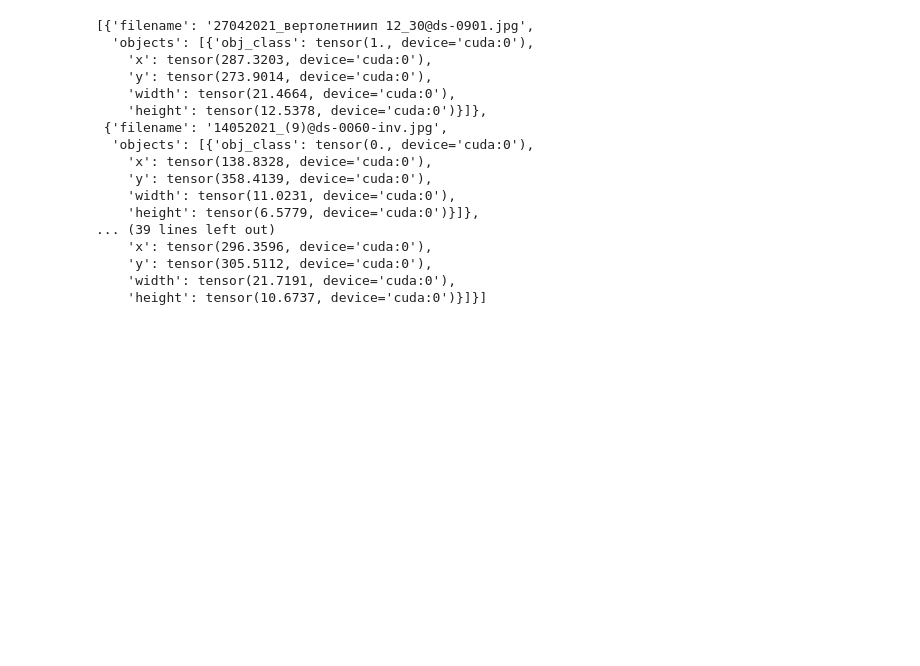
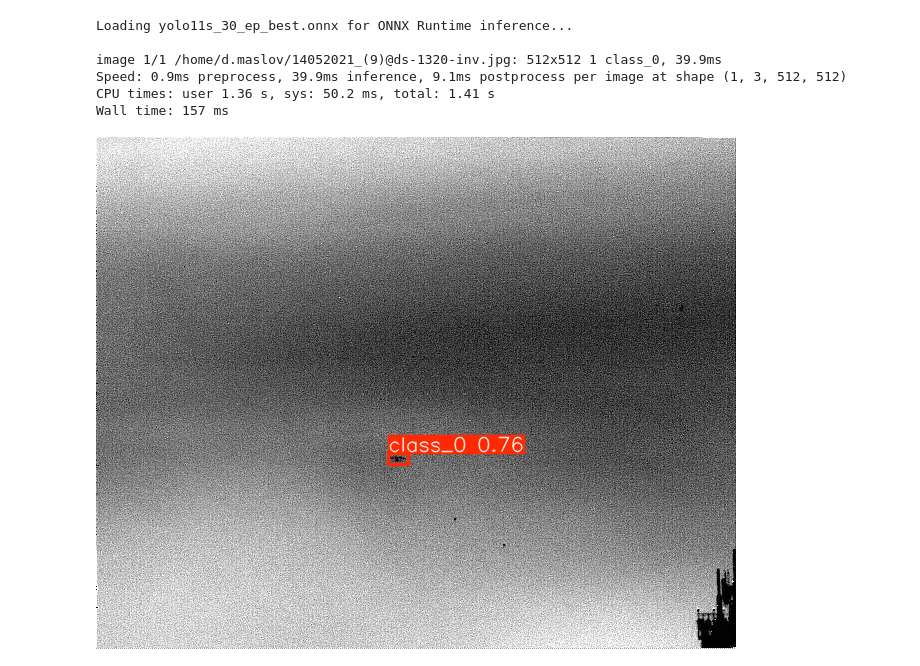
Before and after one commit to Fact0RR/Helicopter_Paracopter, a Jupyter notebook: notebooks/inference.ipynb, the cells around one changed output. Cells and saved outputs as stored; diff of their text form; code cells hidden in the pictures; blank space fills up the shorter version.

Commit message:
added onnx inference notebook

```diff
--- a/notebooks/inference.ipynb
+++ b/notebooks/inference.ipynb
@@ -57,2 +5,5 @@ dataset_path = "путь_к_директории_с_изображениями"
+# %%
+onnx_path = './yolo11s_30_ep_best.onnx'
+img_path = './14052021_(9)@ds-1320-inv.jpg'
 # %%
-model = YOLO(model_path)
+model = YOLO(onnx_path, task='detect')
@@ -97,40 +10,14 @@ Speed: 2.1ms preprocess, 1.5ms inference, 0.9ms postprocess per image at shape (
-# %%
-inference_list = []
-
-for image_name, res in zip(dataset_names, result):
-    tmp = {}
-    tmp['filename'] = image_name
-    boxes = res.boxes
-    classes = boxes.cls
-    boxes = boxes.xywh
-    objects = []
-    for cls, box in zip(classes, boxes):
-        a = {}
-        a['obj_class'] = cls
-        a['x'] = box[0]
-        a['y'] = box[1]
-        a['width'] = box[2]
-        a['height'] = box[3]
-        objects.append(a)
-    tmp['objects'] = objects
-    inference_list.append(tmp)
-
-inference_list
-# %% [output]
-[{'filename': '27042021_вертолетниип 12_30@ds-0901.jpg',
-  'objects': [{'obj_class': tensor(1., device='cuda:0'),
-    'x': tensor(287.3203, device='cuda:0'),
-    'y': tensor(273.9014, device='cuda:0'),
-    'width': tensor(21.4664, device='cuda:0'),
-    'height': tensor(12.5378, device='cuda:0')}]},
- {'filename': '14052021_(9)@ds-0060-inv.jpg',
-  'objects': [{'obj_class': tensor(0., device='cuda:0'),
-    'x': tensor(138.8328, device='cuda:0'),
-    'y': tensor(358.4139, device='cuda:0'),
-    'width': tensor(11.0231, device='cuda:0'),
-    'height': tensor(6.5779, device='cuda:0')}]},
-... (39 lines left out)
-    'x': tensor(296.3596, device='cuda:0'),
-    'y': tensor(305.5112, device='cuda:0'),
-    'width': tensor(21.7191, device='cuda:0'),
-    'height': tensor(10.6737, device='cuda:0')}]}]
+# %%
+%%time
+results = model.predict(img_path, imgsz=512)
+# %% [output]
+Loading yolo11s_30_ep_best.onnx for ONNX Runtime inference...
+
+image 1/1 /home/d.maslov/14052021_(9)@ds-1320-inv.jpg: 512x512 1 class_0, 39.9ms
+Speed: 0.9ms preprocess, 39.9ms inference, 9.1ms postprocess per image at shape (1, 3, 512, 512)
+CPU times: user 1.36 s, sys: 50.2 ms, total: 1.41 s
+Wall time: 157 ms
+# %%
+Image.fromarray(results[0].plot())
+# %% [output]
+[figure, added]
```
Also changed, not shown: parts of 6 cells of this notebook.
